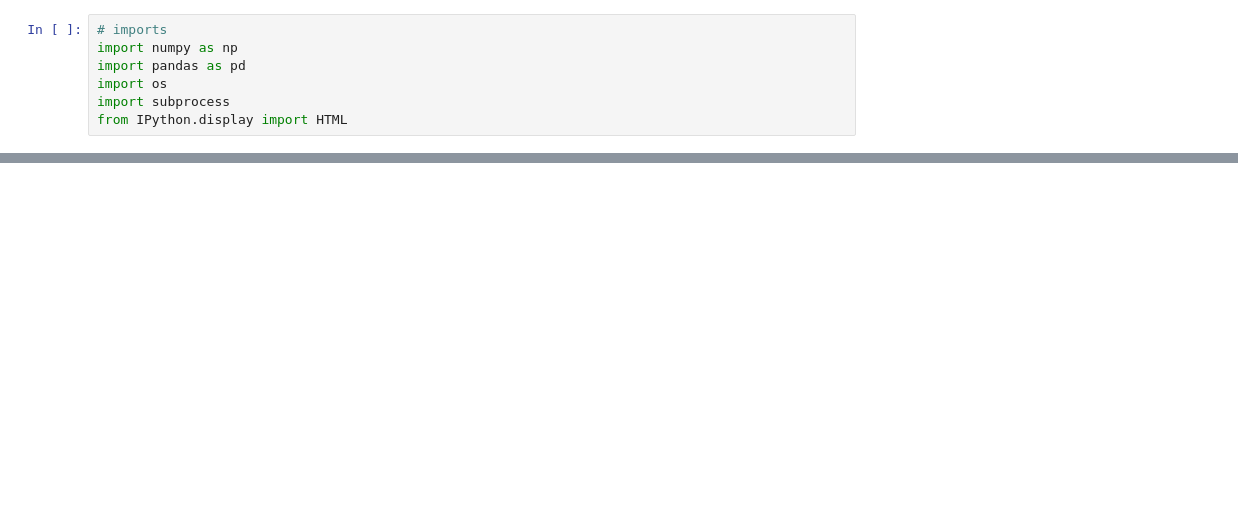
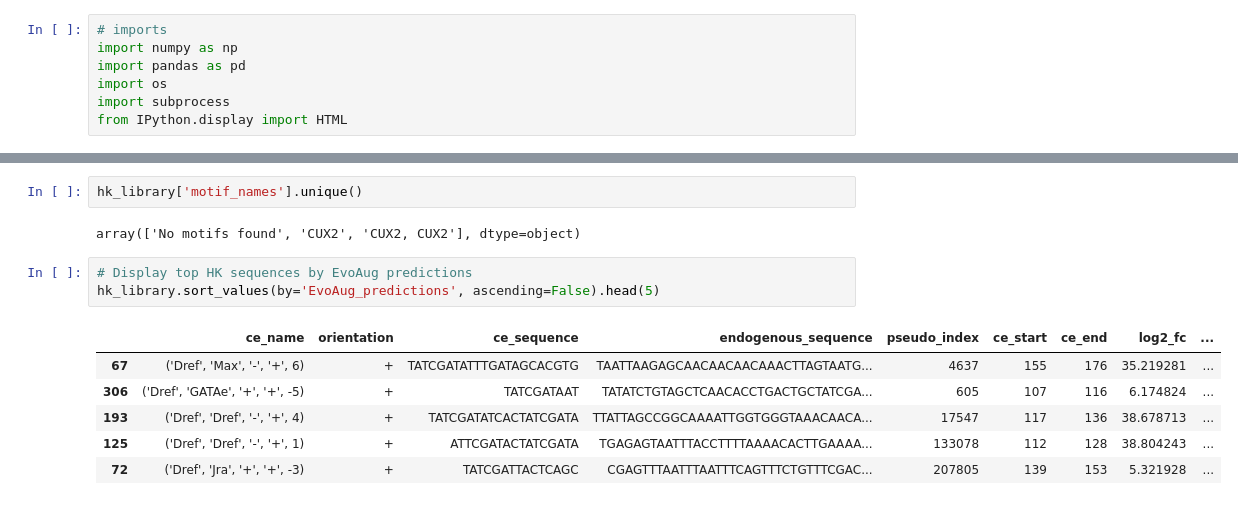
Before and after one commit to pabmantilla/Designing-STARR-seq-Library, a Jupyter notebook: Library_Selection/tfmodisco_scan.ipynb, the cells around one changed output, grey strips where cells are left out. Drawn from its saved outputs; the diff is of its cells as text; blank space fills up the shorter version.

```diff
--- a/Library_Selection/tfmodisco_scan.ipynb
+++ b/Library_Selection/tfmodisco_scan.ipynb
@@ -578 +690,15 @@ Error:
+# %%
+hk_library['motif_names'].unique()
+# %% [output]
+array(['No motifs found', 'CUX2', 'CUX2, CUX2'], dtype=object)
+# %%
+# Display top HK sequences by EvoAug predictions
+hk_library.sort_values(by='EvoAug_predictions', ascending=False).head(5)
+# %% [output]
+|  | ce_name | orientation | ce_sequence | endogenous_sequence | pseudo_index | ce_start | ce_end | log2_fc | ... |
+| 67 | ('Dref', 'Max', '-', '+', 6) | + | TATCGATATTTGATAGCACGTG | TAATTAAGAGCAACAACAACAAACTTAGTAATG... | 4637 | 155 | 176 | 35.219281 | ... |
+| 306 | ('Dref', 'GATAe', '+', '+', -5) | + | TATCGATAAT | TATATCTGTAGCTCAACACCTGACTGCTATCGA... | 605 | 107 | 116 | 6.174824 | ... |
+| 193 | ('Dref', 'Dref', '-', '+', 4) | + | TATCGATATCACTATCGATA | TTATTAGCCGGCAAAATTGGTGGGTAAACAACA... | 17547 | 117 | 136 | 38.678713 | ... |
+| 125 | ('Dref', 'Dref', '-', '+', 1) | + | ATTCGATACTATCGATA | TGAGAGTAATTTACCTTTTAAAACACTTGAAAA... | 133078 | 112 | 128 | 38.804243 | ... |
+| 72 | ('Dref', 'Jra', '+', '+', -3) | + | TATCGATTACTCAGC | CGAGTTTAATTTAATTTCAGTTTCTGTTTCGAC... | 207805 | 139 | 153 | 5.321928 | ... |
 # %%
```
Also changed, not shown: parts of 17 cells of this notebook.
